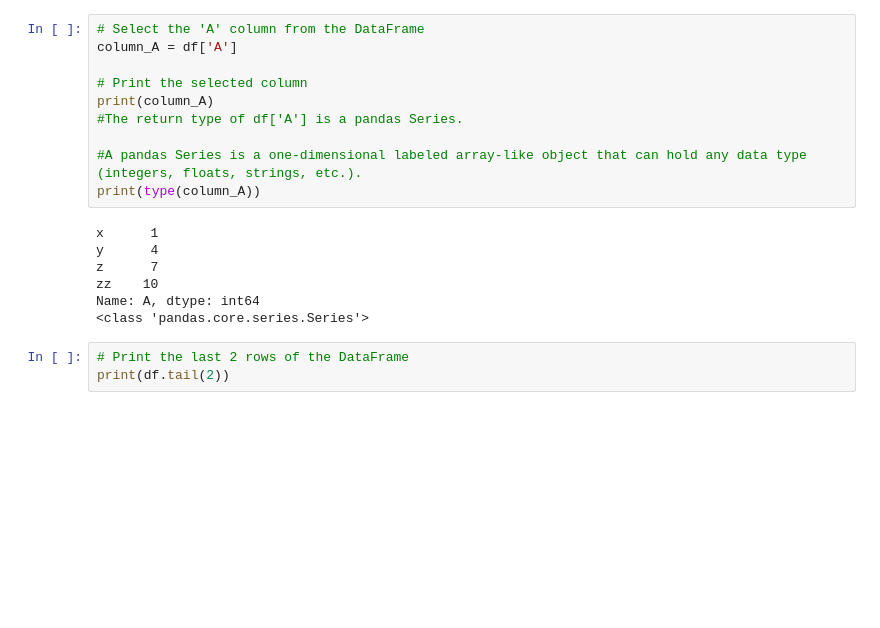
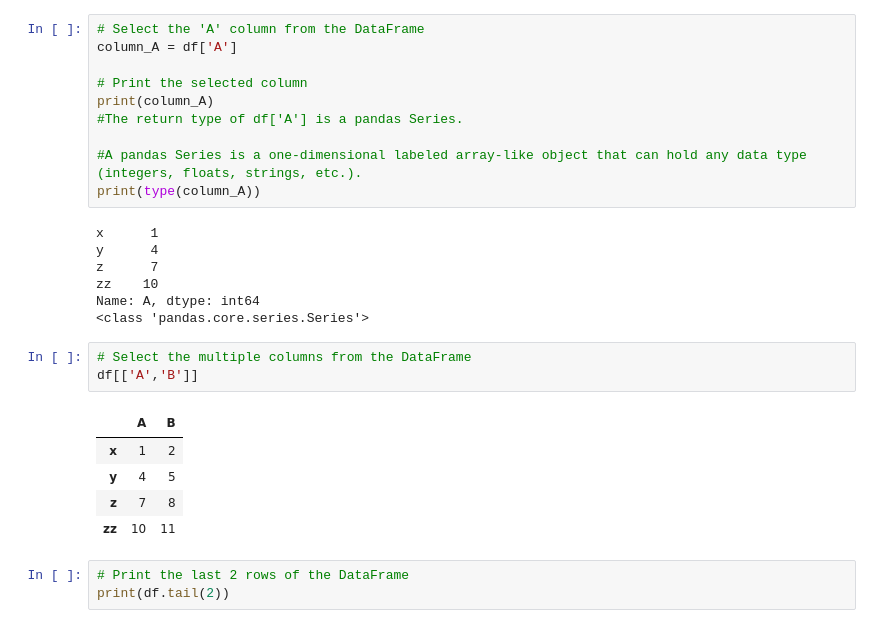
Before and after one commit to abdulsamadkhan/MachineLearningTutorials, a Jupyter notebook: Introduction to pandas.ipynb, the cells around one changed output. Saved outputs shown, nothing was run; the diff lists cells and outputs as text; blank space fills up the shorter version.

```diff
--- a/Introduction to pandas.ipynb
+++ b/Introduction to pandas.ipynb
@@ -46,6 +65,15 @@ z      7
 zz    10
 Name: A, dtype: int64
 <class 'pandas.core.series.Series'>
+# %%
+# Select the multiple columns from the DataFrame
+df[['A','B']]
+# %% [output]
+|  | A | B |
+| x | 1 | 2 |
+| y | 4 | 5 |
+| z | 7 | 8 |
+| zz | 10 | 11 |
 # %%
 # Print the last 2 rows of the DataFrame
 print(df.tail(2))
```
Also changed, not shown: parts of 71 cells of this notebook.
